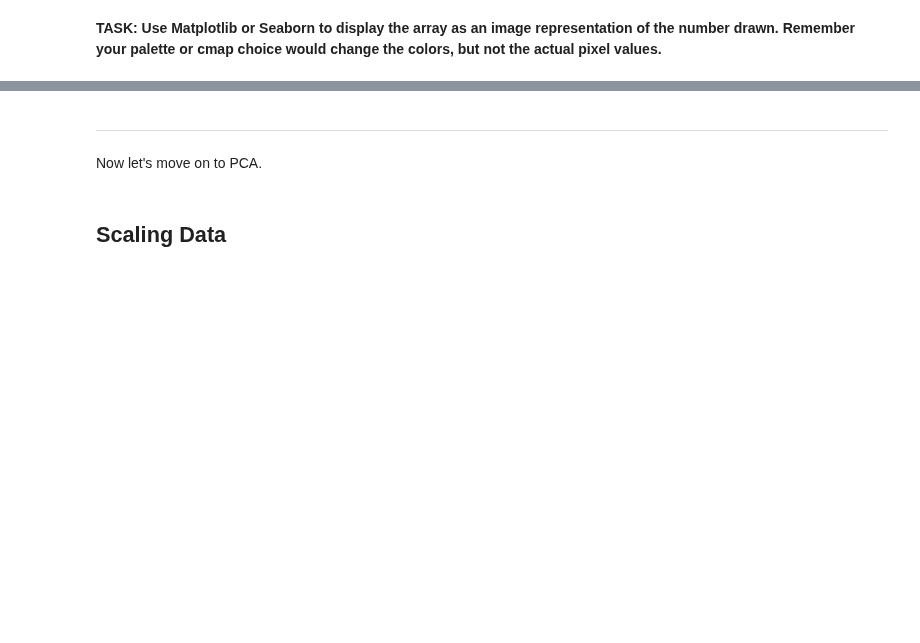
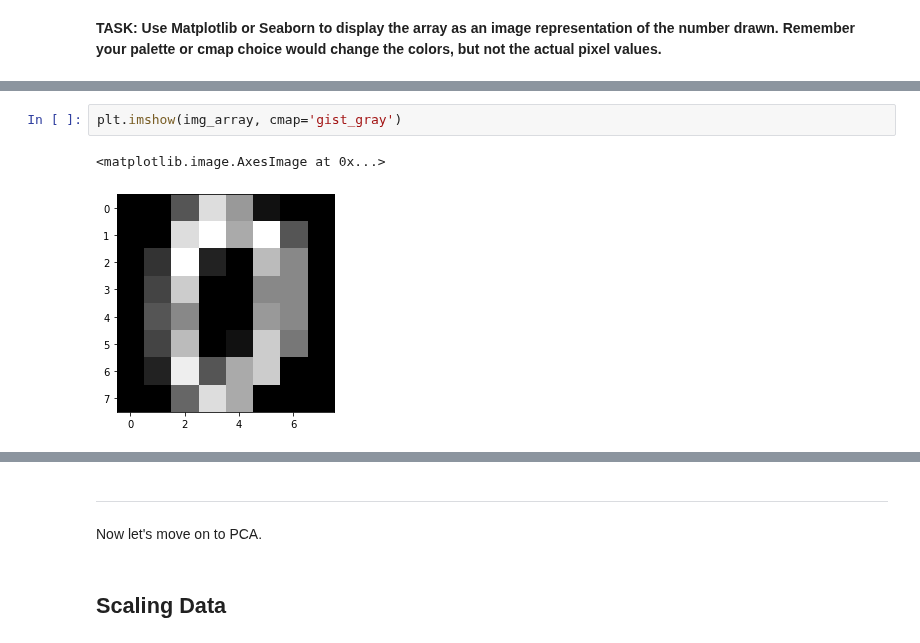
Before and after one commit to Denisse-AB/machine-learning, a Jupyter notebook: PCA-Exercise-Project.ipynb, the cells around one changed output, grey strips where cells are left out. Saved outputs shown, nothing was run; the diff lists cells and outputs as text; blank space fills up the shorter version.

```diff
--- a/PCA-Exercise-Project.ipynb
+++ b/PCA-Exercise-Project.ipynb
@@ -76,0 +145,5 @@ new_array.reshape((7,8))
+# %%
+plt.imshow(img_array, cmap='gist_gray')
+# %% [output]
+<matplotlib.image.AxesImage at 0x...>
+[figure, added]
```
Also changed, not shown: parts of 34 cells of this notebook.
